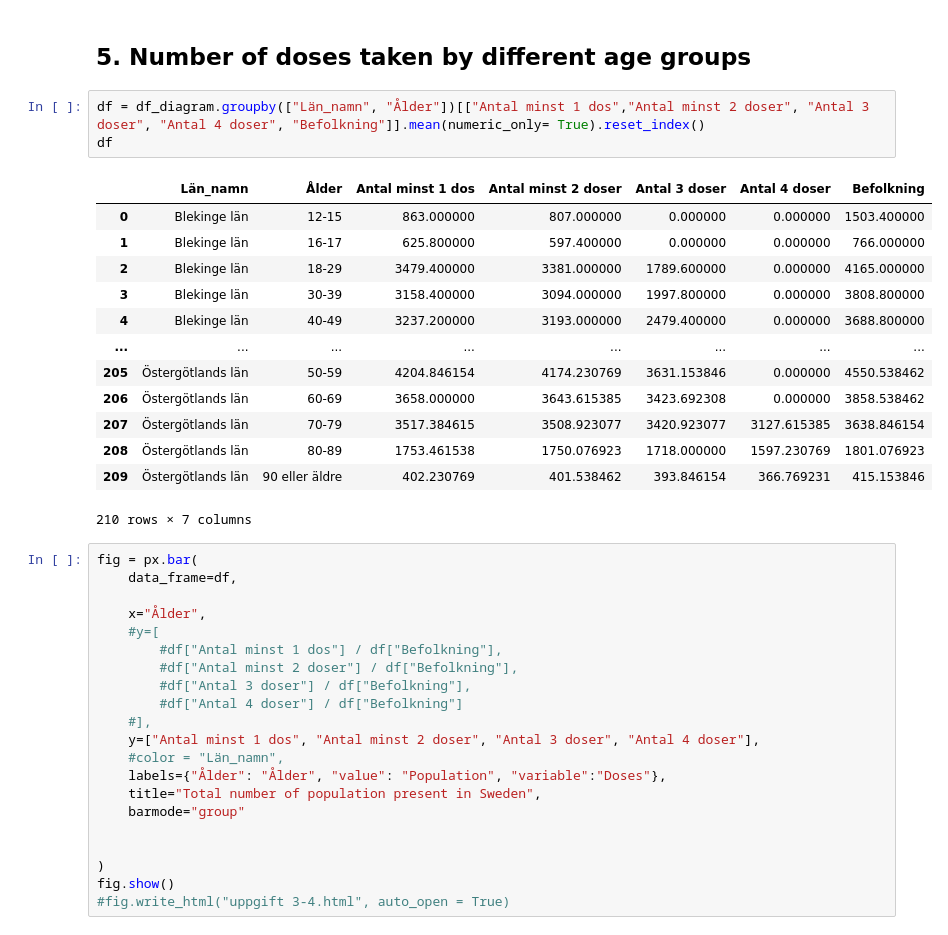
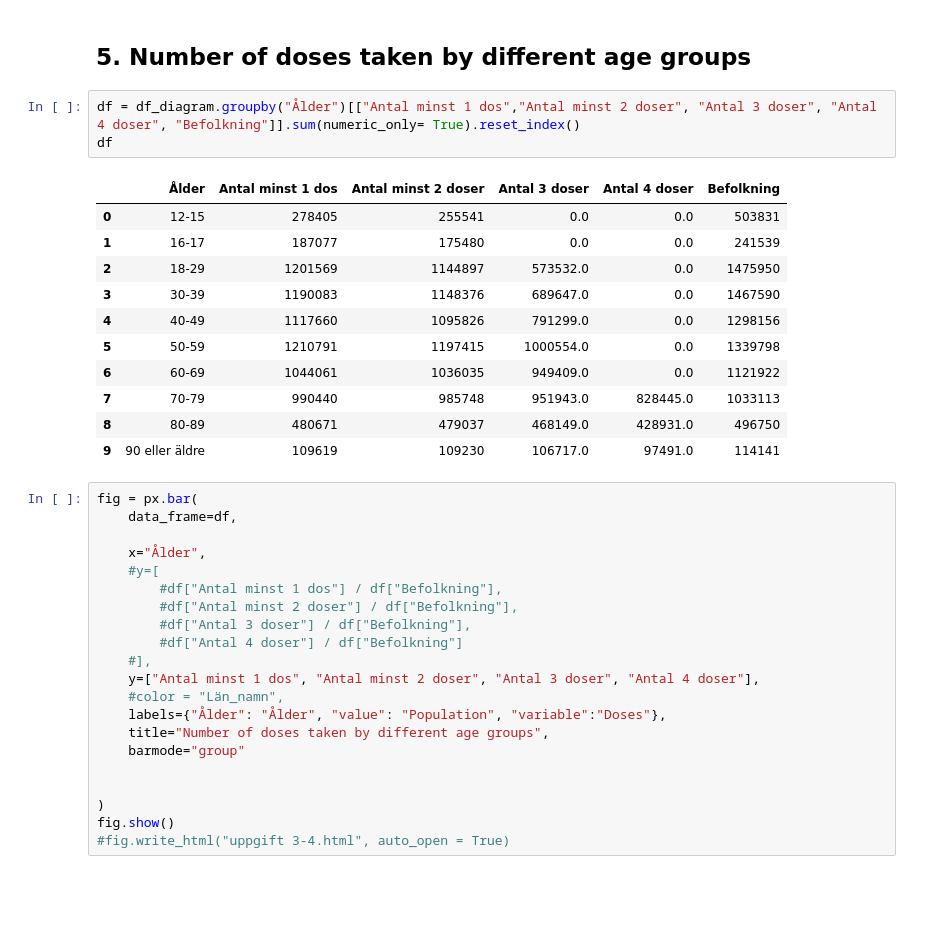
Before and after one commit to VineelaNedunuri/Databehandling-Vineela-Nedunuri, a Jupyter notebook: Labb/Uppgift3.ipynb, the cells around one changed output. Cells and saved outputs as stored; diff of their text form; blank space fills up the shorter version.

```diff
--- a/Labb/Uppgift3.ipynb
+++ b/Labb/Uppgift3.ipynb
@@ -94,22 +101,20 @@ fig.show()
 # %% [markdown]
 ## 5.  Number of doses taken by different age groups
 # %%
-df = df_diagram.groupby(["Län_namn", "Ålder"])[["Antal minst 1 dos","Antal minst 2 doser", "Antal 3 doser", "Antal 4 doser", "Befolkning"]].mean(numeric_only= True).reset_index()
+df = df_diagram.groupby("Ålder")[["Antal minst 1 dos","Antal minst 2 doser", "Antal 3 doser", "Antal 4 doser", "Befolkning"]].sum(numeric_only= True).reset_index()
 df
 # %% [output]
-|  | Län_namn | Ålder | Antal minst 1 dos | Antal minst 2 doser | Antal 3 doser | Antal 4 doser | Befolkning |
-| 0 | Blekinge län | 12-15 | 863.000000 | 807.000000 | 0.000000 | 0.000000 | 1503.400000 |
-| 1 | Blekinge län | 16-17 | 625.800000 | 597.400000 | 0.000000 | 0.000000 | 766.000000 |
-| 2 | Blekinge län | 18-29 | 3479.400000 | 3381.000000 | 1789.600000 | 0.000000 | 4165.000000 |
-| 3 | Blekinge län | 30-39 | 3158.400000 | 3094.000000 | 1997.800000 | 0.000000 | 3808.800000 |
-| 4 | Blekinge län | 40-49 | 3237.200000 | 3193.000000 | 2479.400000 | 0.000000 | 3688.800000 |
-| ... | ... | ... | ... | ... | ... | ... | ... |
-| 205 | Östergötlands län | 50-59 | 4204.846154 | 4174.230769 | 3631.153846 | 0.000000 | 4550.538462 |
-| 206 | Östergötlands län | 60-69 | 3658.000000 | 3643.615385 | 3423.692308 | 0.000000 | 3858.538462 |
-| 207 | Östergötlands län | 70-79 | 3517.384615 | 3508.923077 | 3420.923077 | 3127.615385 | 3638.846154 |
-| 208 | Östergötlands län | 80-89 | 1753.461538 | 1750.076923 | 1718.000000 | 1597.230769 | 1801.076923 |
-| 209 | Östergötlands län | 90 eller äldre | 402.230769 | 401.538462 | 393.846154 | 366.769231 | 415.153846 |
+|  | Ålder | Antal minst 1 dos | Antal minst 2 doser | Antal 3 doser | Antal 4 doser | Befolkning |
+| 0 | 12-15 | 278405 | 255541 | 0.0 | 0.0 | 503831 |
+| 1 | 16-17 | 187077 | 175480 | 0.0 | 0.0 | 241539 |
+| 2 | 18-29 | 1201569 | 1144897 | 573532.0 | 0.0 | 1475950 |
+| 3 | 30-39 | 1190083 | 1148376 | 689647.0 | 0.0 | 1467590 |
+| 4 | 40-49 | 1117660 | 1095826 | 791299.0 | 0.0 | 1298156 |
+| 5 | 50-59 | 1210791 | 1197415 | 1000554.0 | 0.0 | 1339798 |
+| 6 | 60-69 | 1044061 | 1036035 | 949409.0 | 0.0 | 1121922 |
+| 7 | 70-79 | 990440 | 985748 | 951943.0 | 828445.0 | 1033113 |
+| 8 | 80-89 | 480671 | 479037 | 468149.0 | 428931.0 | 496750 |
+| 9 | 90 eller äldre | 109619 | 109230 | 106717.0 | 97491.0 | 114141 |
-210 rows × 7 columns
 # %%
 fig = px.bar(
     data_frame=df,
@@ -124,7 +129,7 @@ fig = px.bar(
     y=["Antal minst 1 dos", "Antal minst 2 doser", "Antal 3 doser", "Antal 4 doser"],
     #color = "Län_namn",
     labels={"Ålder": "Ålder", "value": "Population", "variable":"Doses"},
-    title="Total number of population present in Sweden",
+    title="Number of doses taken by different age groups",
     barmode="group"
 
 
```
Also changed, not shown: parts of 11 cells of this notebook, 1 other file.
